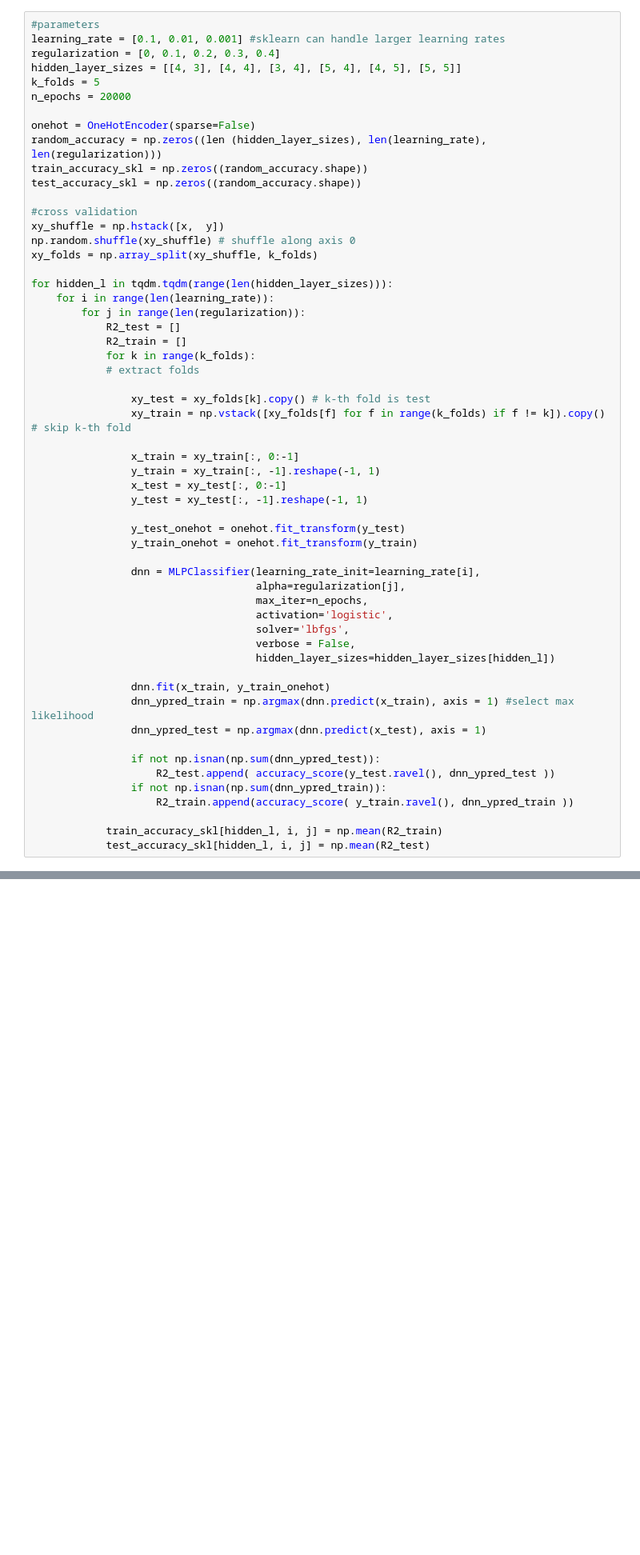
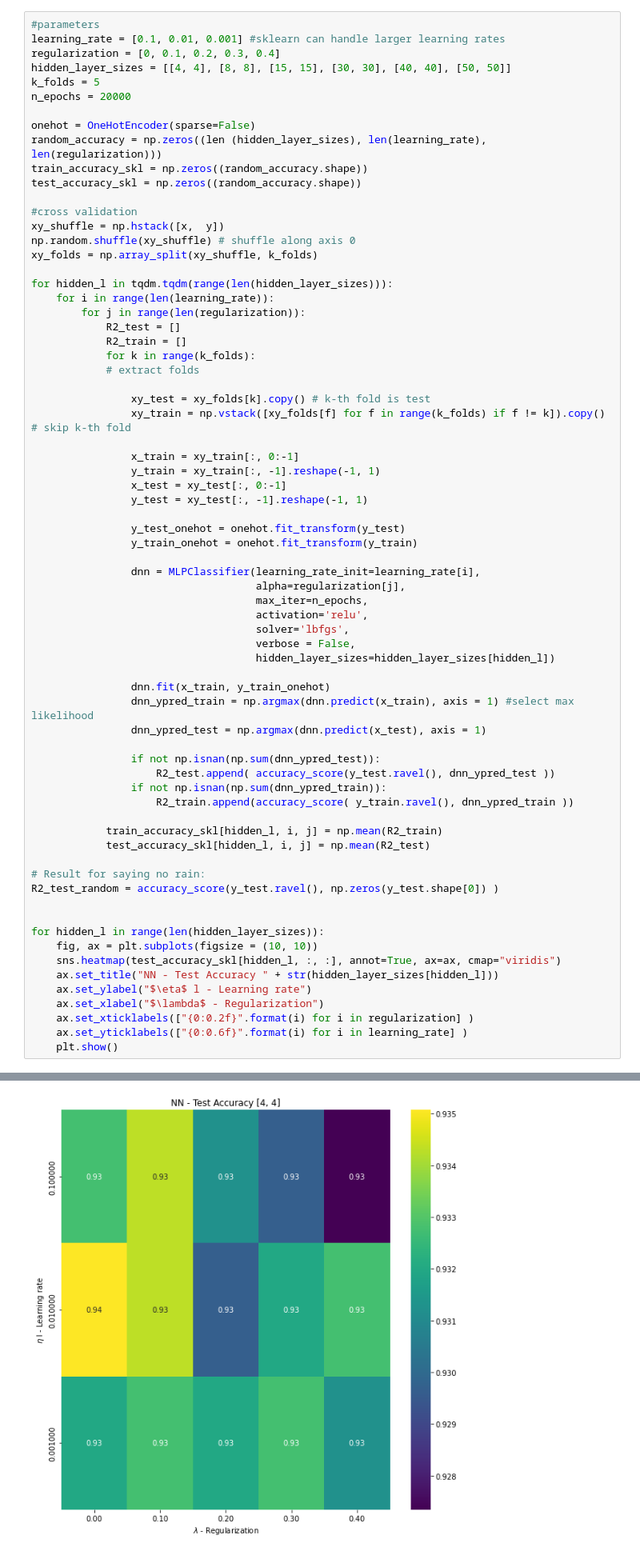
Before and after one commit to eoydvin/FYS-STK4155, a Jupyter notebook: Project_3/Classification_Radar_1h.ipynb, the cells around one changed output, grey strips where cells are left out. Shown at 80% size. Drawn from its saved outputs; the diff is of its cells as text; blank space fills up the shorter version.

```diff
--- a/Project_3/Classification_Radar_1h.ipynb
+++ b/Project_3/Classification_Radar_1h.ipynb
@@ -86,7 +86,7 @@ t = t[0:int(t.shape[0]*(1 - 0.25) )]
 #parameters
 learning_rate = [0.1, 0.01, 0.001] #sklearn can handle larger learning rates
 regularization = [0, 0.1, 0.2, 0.3, 0.4]
-hidden_layer_sizes = [[4, 3], [4, 4], [3, 4], [5, 4], [4, 5], [5, 5]]
+hidden_layer_sizes = [[4, 4], [8, 8], [15, 15], [30, 30], [40, 40], [50, 50]]
 k_folds = 5
 n_epochs = 20000
 
@@ -122,7 +122,7 @@ for hidden_l in tqdm.tqdm(range(len(hidden_layer_sizes))):
                 dnn = MLPClassifier(learning_rate_init=learning_rate[i],
                                     alpha=regularization[j],
                                     max_iter=n_epochs,
-                                    activation='logistic',
+                                    activation='relu',
                                     solver='lbfgs',
                                     verbose = False,
                                     hidden_layer_sizes=hidden_layer_sizes[hidden_l])
@@ -138,4 +138,18 @@ for hidden_l in tqdm.tqdm(range(len(hidden_layer_sizes))):
 
             train_accuracy_skl[hidden_l, i, j] = np.mean(R2_train)
             test_accuracy_skl[hidden_l, i, j] = np.mean(R2_test)
+
+# Result for saying no rain:
+R2_test_random = accuracy_score(y_test.ravel(), np.zeros(y_test.shape[0]) )
+
+
+for hidden_l in range(len(hidden_layer_sizes)):
+    fig, ax = plt.subplots(figsize = (10, 10))
+    sns.heatmap(test_accuracy_skl[hidden_l, :, :], annot=True, ax=ax, cmap="viridis")
+    ax.set_title("NN - Test Accuracy " + str(hidden_layer_sizes[hidden_l]))
+    ax.set_ylabel("$\eta$ l - Learning rate")
+    ax.set_xlabel("$\lambda$ - Regularization")
+    ax.set_xticklabels(["{0:0.2f}".format(i) for i in regularization] )
+    ax.set_yticklabels(["{0:0.6f}".format(i) for i in learning_rate] )
+    plt.show()
 # %% [output]
@@ -146,0 +171 @@ Increase the number of iterations (max_iter) or scale the data as shown in:
+[figure, added]
```
Also changed, not shown: parts of 6 cells of this notebook, 2 other files.
